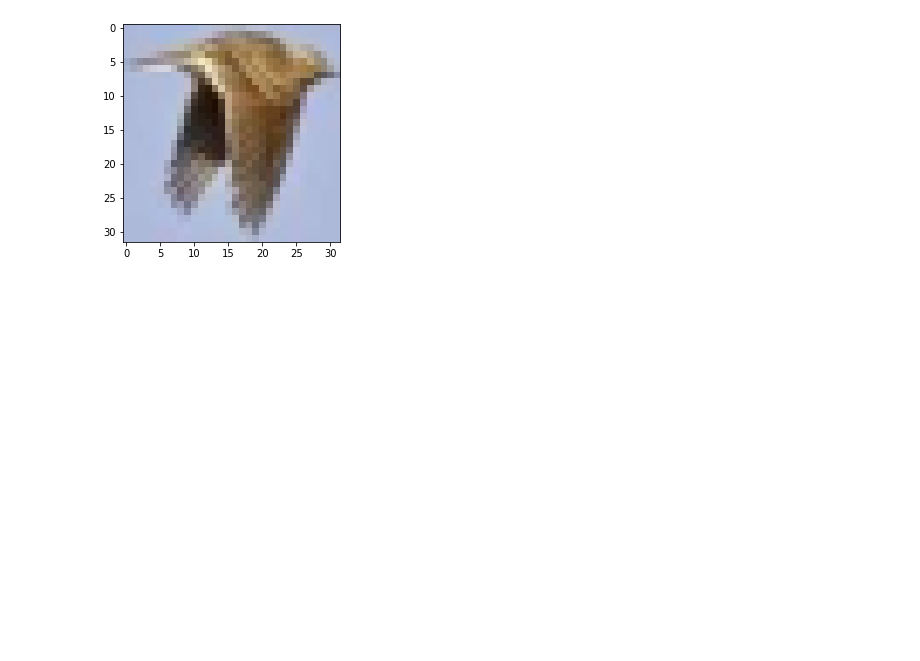
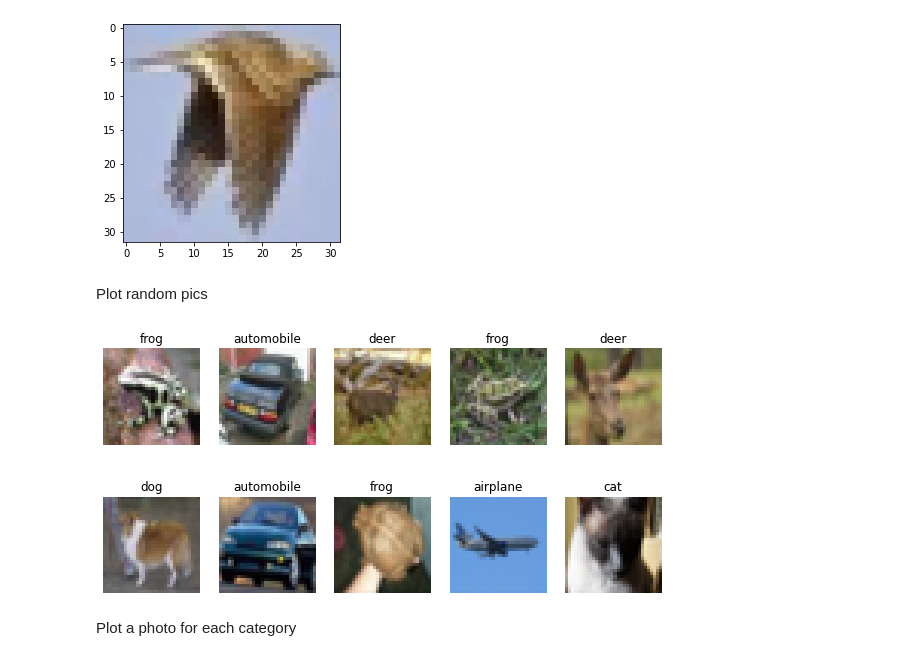
Before and after one commit to Raoolo/University, a Jupyter notebook: MachineDeepLearning/Lab1/Es4.ipynb, the cells around one changed output. Saved outputs shown, nothing was run; the diff lists cells and outputs as text; code cells hidden in the pictures; blank space fills up the shorter version.

```diff
--- a/MachineDeepLearning/Lab1/Es4.ipynb
+++ b/MachineDeepLearning/Lab1/Es4.ipynb
@@ -5,7 +5,7 @@ import torch, torchvision
 from torch.utils.data import Dataset
 # %%
 class loadCIFAR(Dataset):
-  def __init__(self, bs = 4):
+  def __init__(self, bs = 1):
     self.dataTrain = torchvision.datasets.CIFAR10(root='sample_data/', download=True, transform=torchvision.transforms.ToTensor())
     self.dataTest = torchvision.datasets.CIFAR10(root='sample_data/', download=True, train=False, transform=torchvision.transforms.ToTensor())
     self.trainLoader = torch.utils.data.DataLoader(self.dataTrain, batch_size=bs, shuffle=True)
@@ -50,3 +50,21 @@ plt.imshow(np.transpose(toPlot, (1, 2, 0)))     #need to also change the order o
 # %%
 labels_map = {0: "airplane", 1: "automobile", 2: "bird", 3: "cat", 4: "deer", 5:
 "dog", 6: "frog", 7: "horse", 8: "ship", 9: "truck"}
+# %% [markdown]
+Plot random pics
+# %%
+figure = plt.figure(figsize=(10, 5))
+cols, rows = 5, 2
+for i in range(1, cols * rows + 1):
+    sample_idx = torch.randint(len(trainData), size=(1,)).item()
+    img, label = trainData[sample_idx]
+    figure.add_subplot(rows, cols, i)
+    plt.title(labels_map[label])
+    plt.axis("off")
+    toPlot = img.numpy()
+    plt.imshow(np.transpose(toPlot, (1, 2, 0)))     #need to also change the order of the axes
+plt.show()
+# %% [output]
+[figure, added]
+# %% [markdown]
+Plot a photo for each category
```
Also changed, not shown: parts of 1 cell of this notebook.
